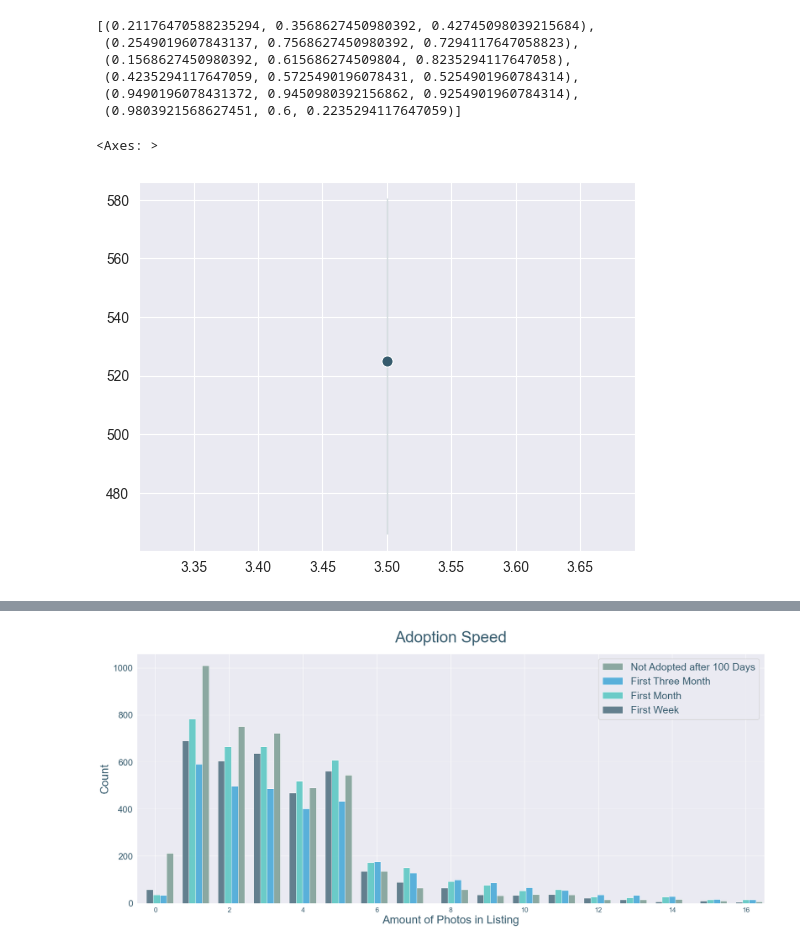
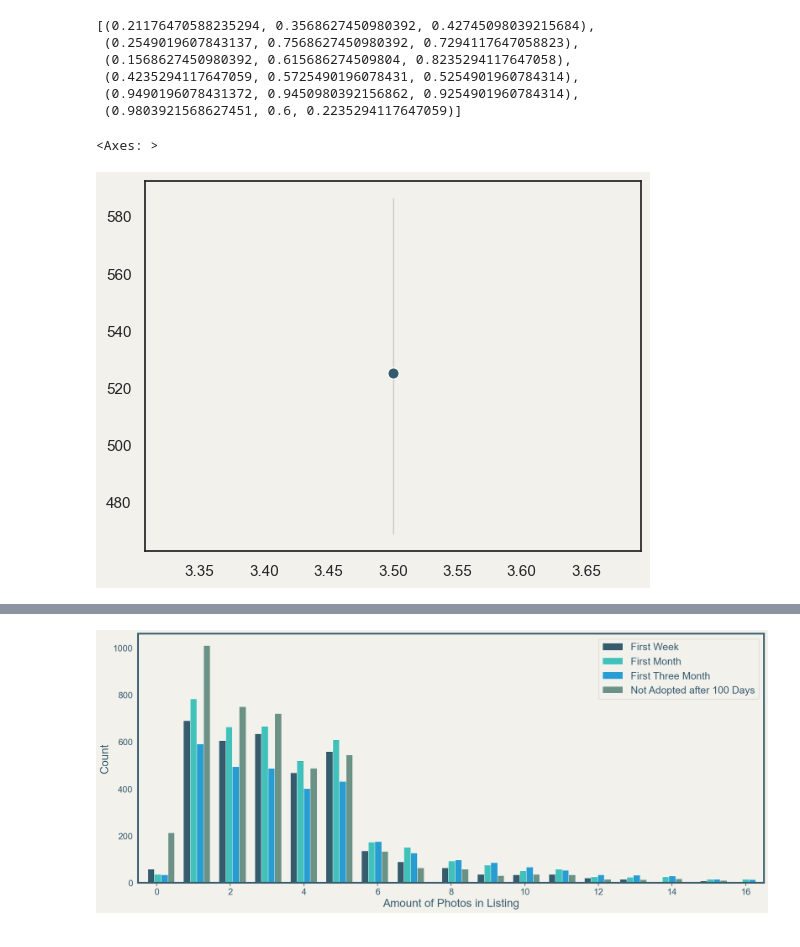
Before and after one commit to LanaCasselmann/ds_capstone_pet_adoptability, a Jupyter notebook: notebooks/photoamt_plot.ipynb, the cells around one changed output, grey strips where cells are left out. Saved outputs shown, nothing was run; the diff lists cells and outputs as text; code cells hidden in the pictures.

Commit message:
add plots for hypotheses photoamt, dewrom_vacc

```diff
--- a/notebooks/photoamt_plot.ipynb
+++ b/notebooks/photoamt_plot.ipynb
@@ -37,9 +37,11 @@ colors = ['#365b6d', '#41c1ba', '#289dd2', '#6c9286', '#f2f1ec', '#fa9939']
 #f2f1ec - off-white
 
 # Set your custom color palette
+
+sns.set(style="white", rc={"axes.facecolor": "#f2f1ec", "figure.facecolor": "#f2f1ec"})
 custom_palette = sns.set_palette(sns.color_palette(colors))
 sns.set_palette(sns.color_palette(colors))
-sns.set_style("darkgrid")
+#sns.set_style("darkgrid")
 
 # for multiple plots
 # sns.despine(left=True, bottom=True)
@@ -139,7 +141,7 @@ sns.color_palette()
 sns.lineplot(x=x_val, y=y_val,color='#365b6d',marker='o',linestyle='dashed', linewidth=2, markersize=8)
 # %% [output]
 <Axes: >
-[figure, old version]
+[figure, new version]
 # %%
 y_val
 # %% [output]
@@ -162,35 +164,71 @@ y_val
  1050.0]
 # %%
 # histplot
-bbox = dict(boxstyle="round", fc="0.8")
+bbox = dict(boxstyle="round", fc='#41c1ba')#fc="0.8") box for annotations
 fig = plt.figure(figsize=(20,8))
-hist = sns.histplot(data=df, x='photoamt', hue='adoptionspeed', palette=['#365b6d', '#41c1ba', '#289dd2', '#6c9286'], multiple='dodge', shrink=3)#, palette=custom_palette,
-#, shrink=1, bins=20 )#bins = np.arange(quantile_idx-84, 1114, 28))# bins=60)#)
+hist = sns.histplot(
+    data=df,
+    x='photoamt',
+    hue='adoptionspeed',
+    palette=['#365b6d', '#41c1ba', '#289dd2', '#6c9286'],
+    multiple='dodge',
+    alpha=1,
+    shrink=3)#, palette=custom_palette,
+#, shrink=1, bins=20 )
 #multiple='stack',“layer”, “dodge”, “fill”}
-#hist.axvline(x=quantile_idx, color='#671f47', linewidth=2) # '#b86a44', '#671f47', '#a22e54',  '#dabc66'
-#plt.xticks(rotation=45)
 #plt.subplots_adjust(top=0.90)
 #add legend to plot
 plt.legend(
 #    title='Adoption Speed',
     labels = ['Not Adopted after 100 Days','First Three Month','First Month','First Week'],
+    reverse=True,
     fontsize=18,#'x-large',
     labelcolor="#365b6d",#'linecolor'
-    title_fontsize=20#'xx-large',
+#    title_fontsize=20#'xx-large',
     #leg._legend_title_box._text.set_color('#FFFFFF')
     )
+# legend = hist.legend(title="Adoption Speed", loc="upper right",frameon=False, labelcolor='#365b6d')
+# legend.get_title().set_color('#365b6d')
+# legend.get_title().set_fontweight('bold')
+# labellist = ['Not Adopted after 100 Days','First Three Month','First Month','First Week']
+# for i,label in enumerate(legend.get_texts()):
+#     label.set_weight('bold')
+#     label.set_text(labellist[i])
 plt.xlabel('Amount of Photos in Listing', fontsize=20, color='#365b6d');
 plt.ylabel('Count', fontsize=20, color='#365b6d');
-plt.title('Adoption Speed', fontsize=28, color='#365b6d', pad=60, y=0.91)
-plt.xticks(ticks=np.linspace(0,18,10),color='#365b6d',fontsize=12)
+#plt.title('Adoption Speed', fontsize=28, color='#365b6d', pad=60, y=0.91)
+plt.xticks(ticks=np.linspace(0,18,10),color='#365b6d',fontsize=16)
+plt.tick_params(axis="x", bottom=True, colors='#365b6d')
+
+#change color and width of frame
+hist.spines['top'].set_visible(True)
+hist.spines['top'].set_linewidth(3)
+hist.spines['top'].set_color('#365b6d')
+
+hist.spines['right'].set_visible(True)
+hist.spines['right'].set_linewidth(3)
+hist.spines['right'].set_color('#365b6d')
+
+hist.spines['bottom'].set_linewidth(3)
+hist.spines['bottom'].set_color('#365b6d')
+
+hist.spines['left'].set_linewidth(3)
+hist.spines['left'].set_color('#365b6d')
+
+#change color and size of yticks
 plt.yticks(color='#365b6d', fontsize=16)
+# add vertical line
 #sns.lineplot(x=3.5, y=[0,1050],color='#365b6d',marker='o',linestyle='dashed', linewidth=2, markersize=8)
-#hist.axvline(x=3.52, ymin=0, ymax=1070, linewidth=3.5, linestyle='dashed')
-# Annotate vline
-#plt.annotate("'Not Adopted' most frequent for up to 3 photos", xy=(3.7, 1000), bbox=bbox, fontsize=16)
-#plt.annotate("'Fast Adoption Speeds' most frequent for more than 3 photos", xy=(3.7, 800), bbox=bbox, fontsize=16)
+# hist.axvline(x=3.52, ymin=0, ymax=1070, linewidth=3.5, linestyle='dashed')
+# # Annotate vline
+# plt.annotate("'Not Adopted' most frequent for up to 3 photos", xy=(3.7, 950), bbox=bbox, fontsize=20)
+# plt.annotate("'Fast Adoption Speeds' most frequent for more than 3 photos", xy=(3.7, 800), bbox=bbox, fontsize=20)
+
+#restrict x axis
 plt.xlim([-0.5, 16.5])
+# safe figure as...
+#plt.savefig('../images/presentation/photoamt_with_line.jpg')
 plt.savefig('../images/presentation/photoamt.jpg')
 plt.show();
 # %% [output]
-[figure, old version]
+[figure, new version]
```
Also changed, not shown: parts of 5 cells of this notebook, 2 other files.
